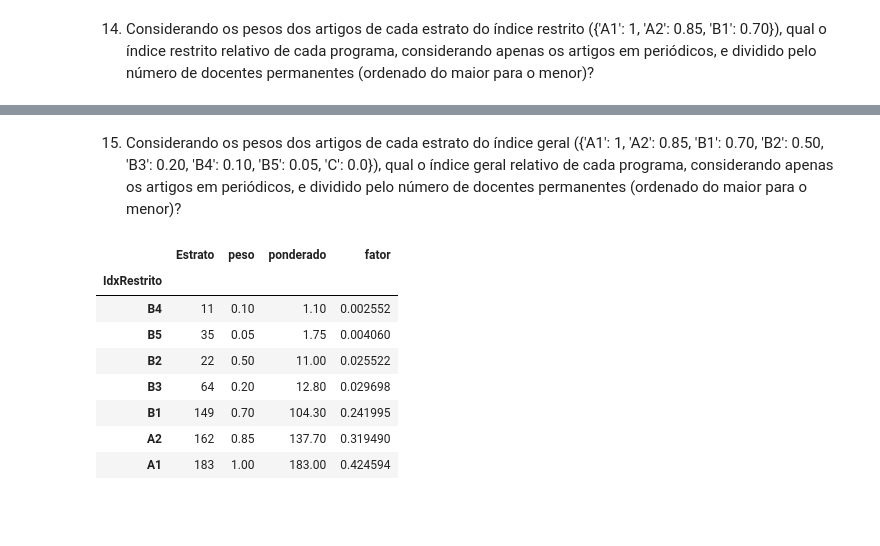
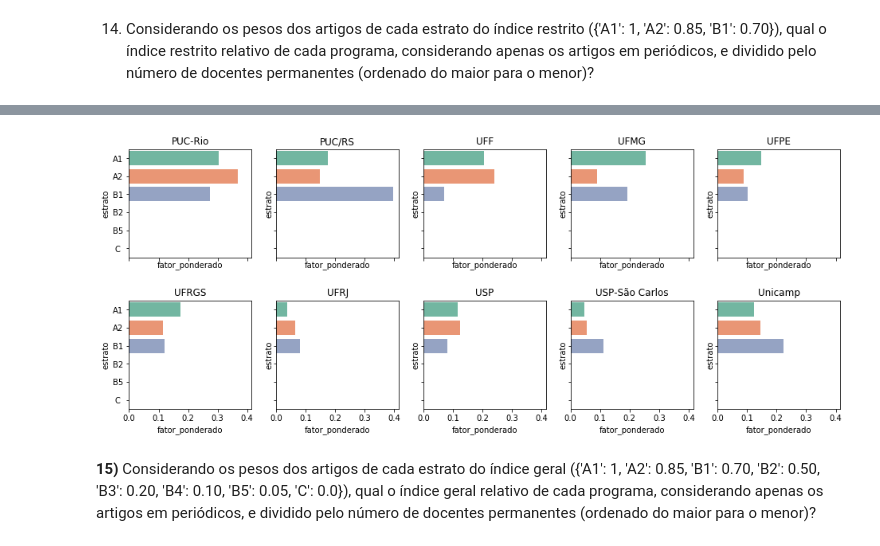
Before and after one commit to Pedalves/DataScience, a Jupyter notebook: CAPES/T1.1 Enunciado - Analise descritiva de dados de PG.ipynb, the cells around one changed output, grey strips where cells are left out. Saved outputs shown, nothing was run; the diff lists cells and outputs as text; code cells hidden in the pictures; blank space fills up the shorter version.

```diff
--- a/CAPES/T1.1 Enunciado - Analise descritiva de dados de PG.ipynb
+++ b/CAPES/T1.1 Enunciado - Analise descritiva de dados de PG.ipynb
@@ -1220,0 +1194,9 @@ plt.show()
+# %%
+# Calcula o DF ponderado
+fatorPonderado_peso_por_estratos = q14_pesos_dict
+fatorPonderado_docentes_por_prograna = q14_docentes_permanentes_dict
+
+q14_programa_ponderado = q14_programa_estrato.copy()
+q14_programa_ponderado['fator_ponderado'] = q14_programa_ponderado.apply( fatorPonderado , axis = 1)
+q14_programa_ponderado.drop( 'periodicos' , axis = 1 , inplace = True )
+q14_programa_ponderado.head()
@@ -1221,4 +1210,40 @@ plt.show()
+# %%
+# Funcao de plotar um grafico
+def multiPlotEstratos( df_ponderado ):
+    # Prepara o grafico
+    subDim = (2,5)
+    fig, axarr = plt.subplots( subDim[0], subDim[1], figsize=(16, 6) , sharex=True , sharey=True )
+
+    # plota os sub graficos
+    row = 0
+    col = 0
+    for programa in df_ponderado.programa.unique():
+        # Filtra o DataSet
+        df_plot = df_ponderado[ df_ponderado.programa == programa ]
+
+        # Define o titulo
+        axarr[row][col].set_title(programa)
+
+        # Plota as Barras
+        sns.barplot(
+            y="estrato",
+            x="fator_ponderado",
+            data=df_plot,
+            palette= "Set2",
+            ax=axarr[row][col] )
+
+        # Controle de posicao
+        col += 1
+        if col >= subDim[1]:
+            row += 1
+            col = 0
+
+    plt.subplots_adjust(hspace=0.4)
+# %%
+multiPlotEstratos(q14_programa_ponderado)
+# %% [output]
+[figure, added]
 # %% [markdown]
-15) Considerando os pesos dos artigos de cada estrato do índice geral ({'A1': 1, 'A2': 0.85, 'B1': 0.70, 'B2': 0.50, 'B3': 0.20, 'B4': 0.10, 'B5': 0.05, 'C': 0.0}), qual o índice geral relativo de cada programa, considerando apenas os artigos em periódicos, e dividido pelo número de docentes permanentes (ordenado do maior para o menor)?
+**15)** Considerando os pesos dos artigos de cada estrato do índice geral ({'A1': 1, 'A2': 0.85, 'B1': 0.70, 'B2': 0.50, 'B3': 0.20, 'B4': 0.10, 'B5': 0.05, 'C': 0.0}), qual o índice geral relativo de cada programa, considerando apenas os artigos em periódicos, e dividido pelo número de docentes permanentes (ordenado do maior para o menor)?
 # %%
 # Dicionario de Pesos
@@ -1231,28 +1250,0 @@ q15_pesos_df = q15_pesos_df.set_index('IdxRestrito')
-# %%
-# Obter lista de estratos da questao 13
-q15_estratos_df = pd.DataFrame( index = estratos.keys() , data=estratos  )
-q15_estratos_df.index.name = "IdxRestrito"
-
-# Merge
-q15_estratos_df = pd.merge( q15_estratos_df , q15_pesos_df , left_index = True , right_index = True )
-
-# Calculo do estrato ponderado
-q15_estratos_df['ponderado'] = q15_estratos_df['Estrato'] * q15_estratos_df['peso']
-
-# Calculo do ponderado por total docentes
-q15_estratos_df['fator'] = q15_estratos_df['ponderado'] / q14_docentes_qty
-
-# Ordenando
-q15_estratos_df = q15_estratos_df.sort_values('fator')
-
-q15_estratos_df
-# %% [output]
-|  | Estrato | peso | ponderado | fator |
-| IdxRestrito |  |  |  |  |
-| B4 | 11 | 0.10 | 1.10 | 0.002552 |
-| B5 | 35 | 0.05 | 1.75 | 0.004060 |
-| B2 | 22 | 0.50 | 11.00 | 0.025522 |
-| B3 | 64 | 0.20 | 12.80 | 0.029698 |
-| B1 | 149 | 0.70 | 104.30 | 0.241995 |
-| A2 | 162 | 0.85 | 137.70 | 0.319490 |
-| A1 | 183 | 1.00 | 183.00 | 0.424594 |
```
Also changed, not shown: parts of 23 cells of this notebook.
